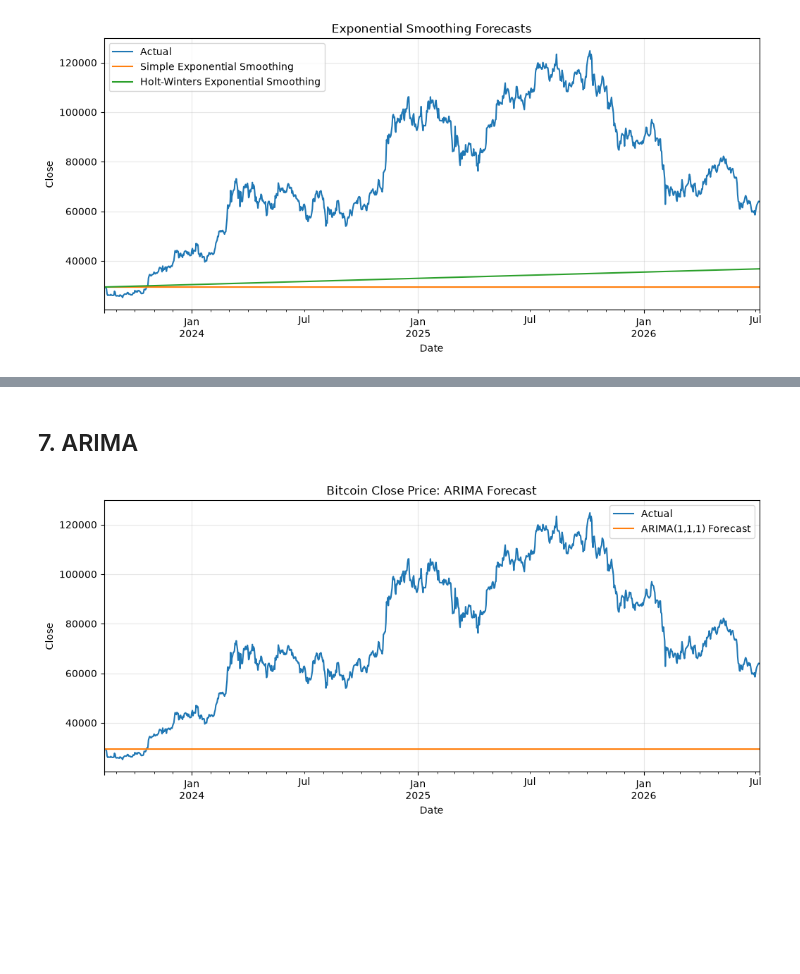
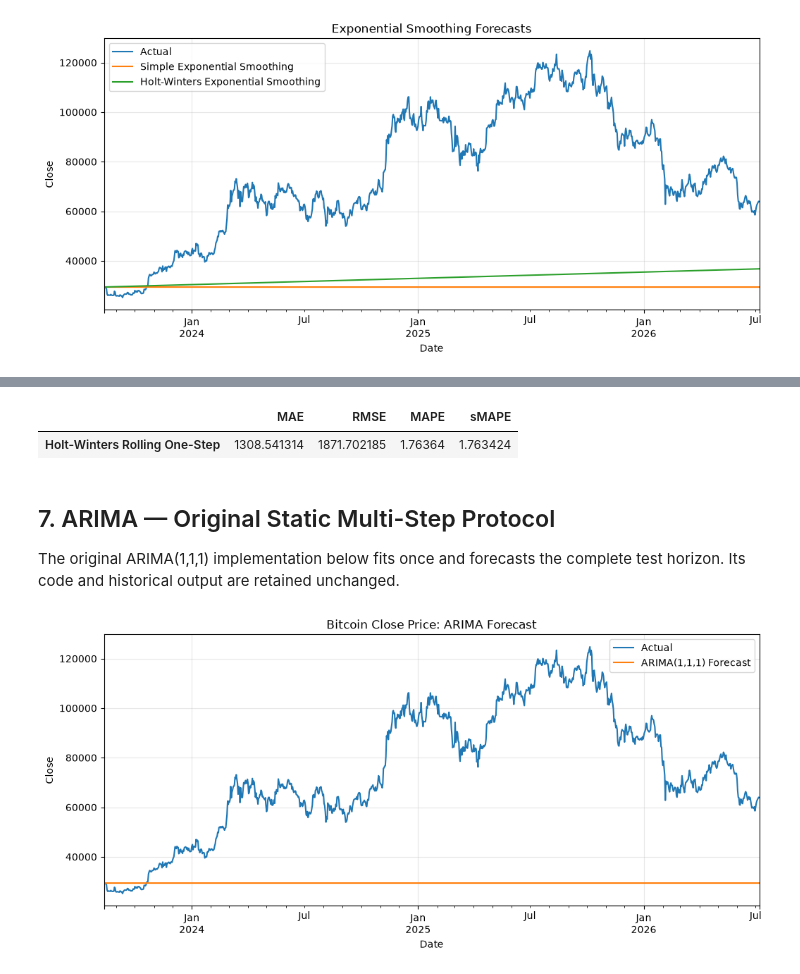
Before and after one commit to mdsoadsolaiman/Time-Series-Foundation-Models, a Jupyter notebook: notebooks/02_Classical_Models.ipynb, the cells around one changed output, grey strips where cells are left out. Drawn from its saved outputs; the diff is of its cells as text; code cells hidden in the pictures; blank space fills up the shorter version.

```diff
--- a/notebooks/02_Classical_Models.ipynb
+++ b/notebooks/02_Classical_Models.ipynb
@@ -123,5 +151,17 @@ plt.show()
+# %%
+holt_winters_rolling_forecast = rolling_holt_winters_forecast(target, test.index, context_length=128)
+holt_winters_saved = pd.read_csv(PROJECT_ROOT / "results" / "holt_winters_forecast.csv", parse_dates=["Timestamp"]).set_index("Timestamp")["Holt_Winters"]
+holt_winters_saved.index = pd.to_datetime(holt_winters_saved.index, utc=True)
+assert holt_winters_rolling_forecast.index.equals(test.index)
+assert np.allclose(holt_winters_rolling_forecast, holt_winters_saved.reindex(test.index), rtol=1e-12, atol=1e-12)
+pd.DataFrame([evaluate_forecast(test, holt_winters_rolling_forecast)], index=["Holt-Winters Rolling One-Step"])
+# %% [output]
+|  | MAE | RMSE | MAPE | sMAPE |
+| Holt-Winters Rolling One-Step | 1308.541314 | 1871.702185 | 1.76364 | 1.763424 |
 # %% [markdown]
-## 7. ARIMA
+## 7. ARIMA — Original Static Multi-Step Protocol
+
+The original ARIMA(1,1,1) implementation below fits once and forecasts the complete test horizon. Its code and historical output are retained unchanged.
 # %%
 arima_order = (1, 1, 1)
 arima_model = ARIMA(train, order=arima_order).fit()
```
Also changed, not shown: parts of 16 cells of this notebook.
